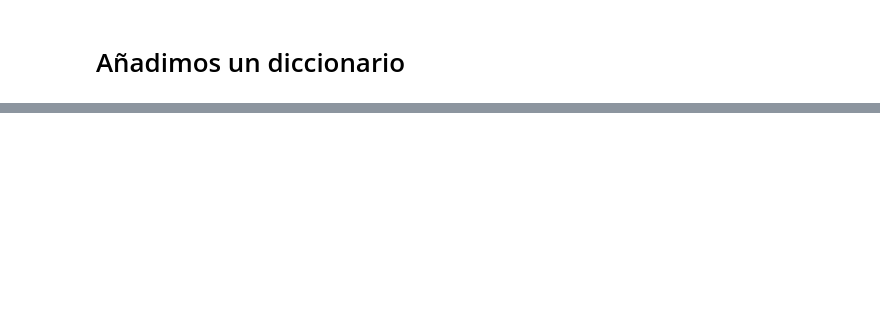
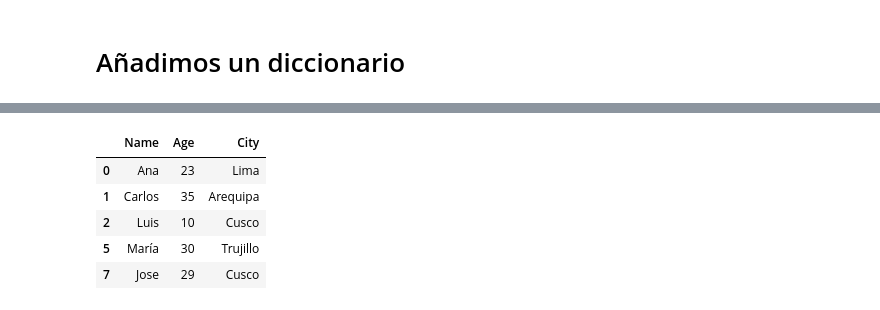
Before and after one commit to SPablo2191/av-webscrapping, a Jupyter notebook: test-panda-jupyter.ipynb, the cells around one changed output, grey strips where cells are left out. Cells and saved outputs as stored; diff of their text form; code cells hidden in the pictures; blank space fills up the shorter version.

```diff
--- a/test-panda-jupyter.ipynb
+++ b/test-panda-jupyter.ipynb
@@ -27,0 +40,23 @@ Ana
+# %%
+# elimina filas con valor nulo
+df = df.dropna()
+# elimina filas duplicadas
+df = df.drop_duplicates()
+
+#  Convertir la edad a enteros
+df['Age'] = df['Age'].astype(int)
+
+#  Normalizar nombres (por si hay mayúsculas y minúsculas mezcladas)
+df['Name'] = df['Name'].str.capitalize()
+
+#  Contar cuántas veces aparece cada ciudad
+city_counts = df['City'].value_counts()
+
+df
+# %% [output]
+|  | Name | Age | City |
+| 0 | Ana | 23 | Lima |
+| 1 | Carlos | 35 | Arequipa |
+| 2 | Luis | 10 | Cusco |
+| 5 | María | 30 | Trujillo |
+| 7 | Jose | 29 | Cusco |
```
Also changed, not shown: parts of 7 cells of this notebook, 1 other file.
